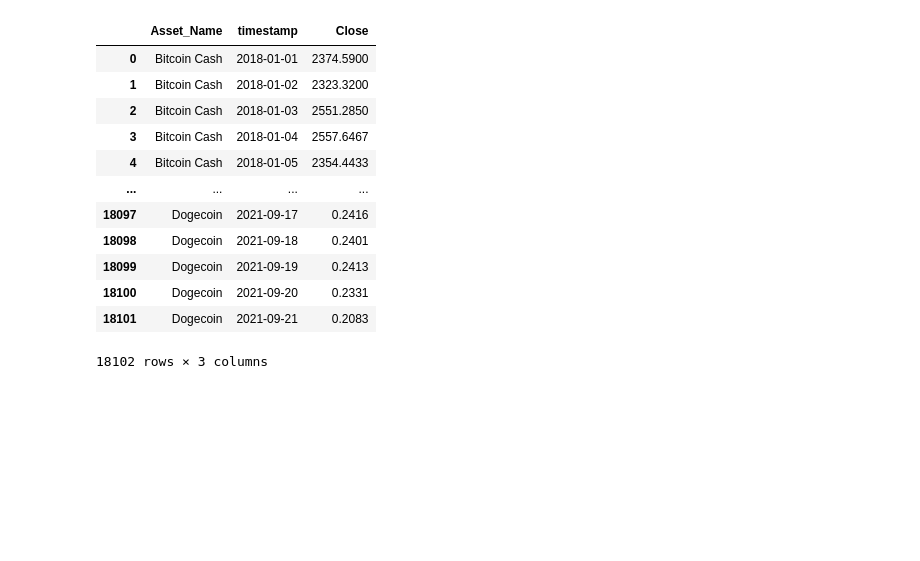
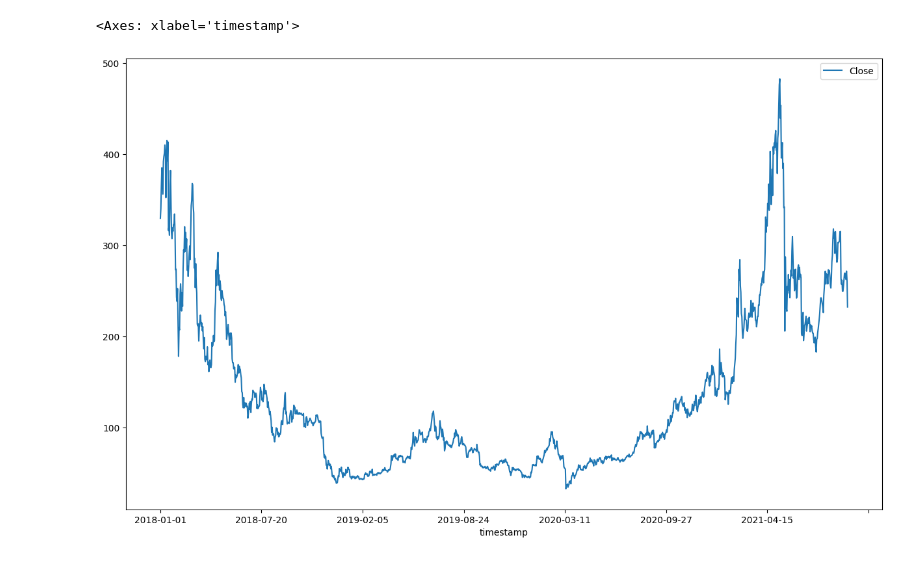
Before and after one commit to IshanS24/gr-dataeng-data-challenge, a Jupyter notebook: level2_p2.ipynb, the cells around one changed output. Drawn from its saved outputs; the diff is of its cells as text; code cells hidden in the pictures; blank space fills up the shorter version.

```diff
--- a/level2_p2.ipynb
+++ b/level2_p2.ipynb
@@ -1,23 +1,14 @@
 # %%
 import pandas as pd
 import matplotlib.pyplot as plt
 import numpy as np
 plt.rcParams['figure.figsize'] = [15, 9]
 
 df = pd.read_csv('data/crypto.csv')
 
-df
+
+monero = df[df['Asset_Name'] == 'Monero']
+monero.plot(x='timestamp', y='Close')
 # %% [output]
-|  | Asset_Name | timestamp | Close |
-| 0 | Bitcoin Cash | 2018-01-01 | 2374.5900 |
-| 1 | Bitcoin Cash | 2018-01-02 | 2323.3200 |
-| 2 | Bitcoin Cash | 2018-01-03 | 2551.2850 |
-| 3 | Bitcoin Cash | 2018-01-04 | 2557.6467 |
-| 4 | Bitcoin Cash | 2018-01-05 | 2354.4433 |
-| ... | ... | ... | ... |
-| 18097 | Dogecoin | 2021-09-17 | 0.2416 |
-| 18098 | Dogecoin | 2021-09-18 | 0.2401 |
-| 18099 | Dogecoin | 2021-09-19 | 0.2413 |
-| 18100 | Dogecoin | 2021-09-20 | 0.2331 |
-| 18101 | Dogecoin | 2021-09-21 | 0.2083 |
-18102 rows × 3 columns
+<Axes: xlabel='timestamp'>
+[figure, added]
```
Also changed, not shown: parts of 2 cells of this notebook.
